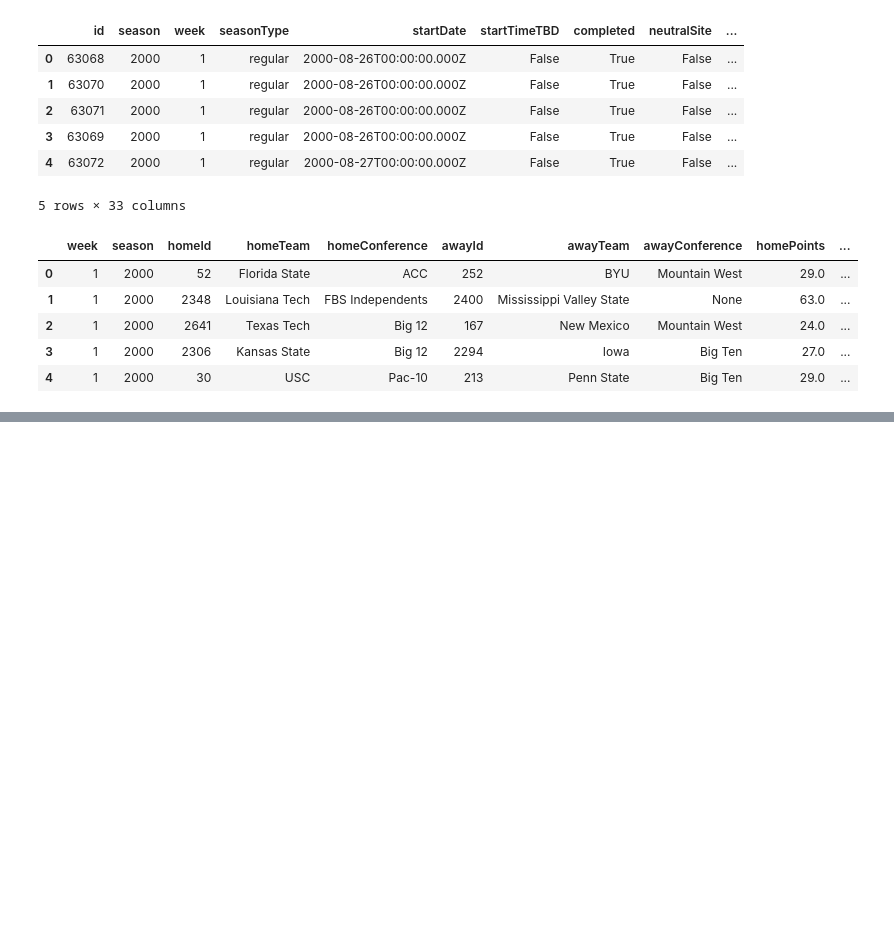
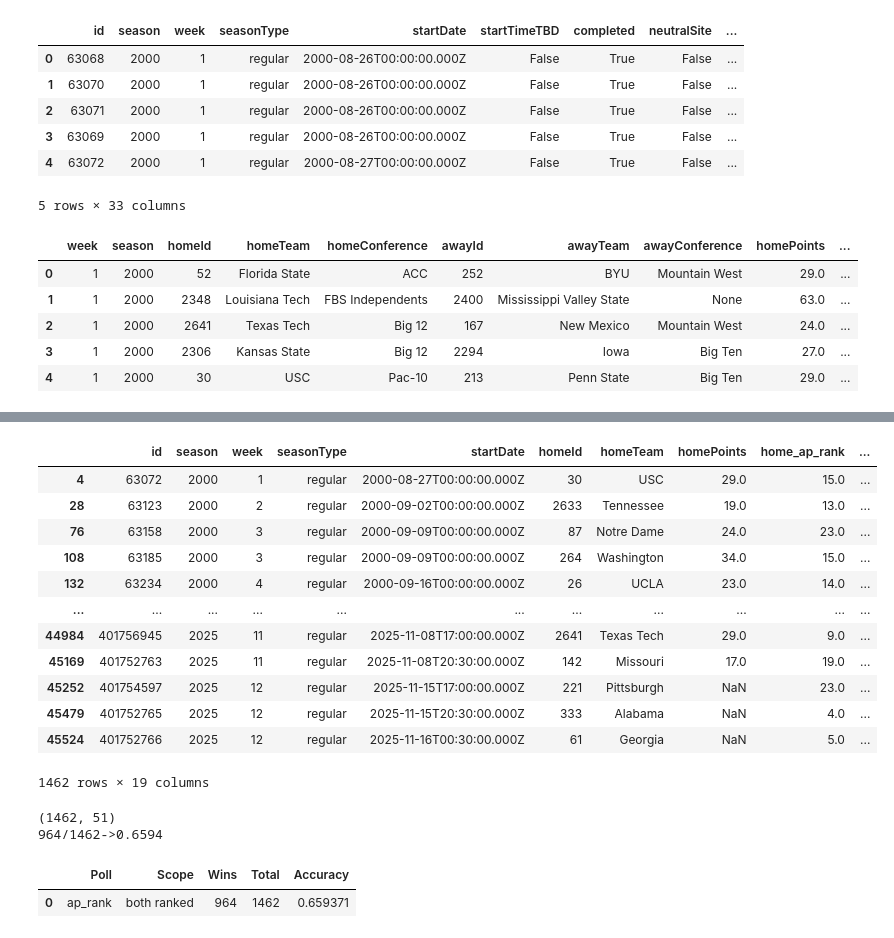
Before and after one commit to wandrz/CFB_Ranking_Analysis, a Jupyter notebook: notebooks/data_explorations.ipynb, the cells around one changed output, grey strips where cells are left out. Saved outputs shown, nothing was run; the diff lists cells and outputs as text; code cells hidden in the pictures; blank space fills up the shorter version.

Commit message:
calc win percentages for each higher ranked

```diff
--- a/notebooks/data_explorations.ipynb
+++ b/notebooks/data_explorations.ipynb
@@ -42,0 +222,2 @@ all_games_df[game_cols].head(5)
+# %%
+gamesRankings_df = mergeGamesWithRankings(games_df, cleanRankings_df)
@@ -42,0 +241,23 @@ all_games_df[game_cols].head(5)
+# %%
+both_ranked_df = gamesRankings_df[(gamesRankings_df['away_ap_rank'] > 0) & (gamesRankings_df['home_ap_rank'] > 0)]
+# %%
+both_ranked_df = both_ranked_df[['id', 'season', 'week', 'seasonType', 'startDate',
+     'homeId', 'homeTeam', 'homePoints', 'home_ap_rank', 'home_coaches_rank', 'home_committee_rank', 'homePregameElo',
+    'awayId', 'awayTeam', 'awayPoints', 'away_ap_rank', 'away_coaches_rank', 'away_committee_rank', 'awayPregameElo',
+     ]]
+
+both_ranked_df
+# %% [output]
+|  | id | season | week | seasonType | startDate | homeId | homeTeam | homePoints | home_ap_rank | ... |
+| 4 | 63072 | 2000 | 1 | regular | 2000-08-27T00:00:00.000Z | 30 | USC | 29.0 | 15.0 | ... |
+| 28 | 63123 | 2000 | 2 | regular | 2000-09-02T00:00:00.000Z | 2633 | Tennessee | 19.0 | 13.0 | ... |
+| 76 | 63158 | 2000 | 3 | regular | 2000-09-09T00:00:00.000Z | 87 | Notre Dame | 24.0 | 23.0 | ... |
+| 108 | 63185 | 2000 | 3 | regular | 2000-09-09T00:00:00.000Z | 264 | Washington | 34.0 | 15.0 | ... |
+| 132 | 63234 | 2000 | 4 | regular | 2000-09-16T00:00:00.000Z | 26 | UCLA | 23.0 | 14.0 | ... |
+| ... | ... | ... | ... | ... | ... | ... | ... | ... | ... | ... |
+| 44984 | 401756945 | 2025 | 11 | regular | 2025-11-08T17:00:00.000Z | 2641 | Texas Tech | 29.0 | 9.0 | ... |
+| 45169 | 401752763 | 2025 | 11 | regular | 2025-11-08T20:30:00.000Z | 142 | Missouri | 17.0 | 19.0 | ... |
+| 45252 | 401754597 | 2025 | 12 | regular | 2025-11-15T17:00:00.000Z | 221 | Pittsburgh | NaN | 23.0 | ... |
+| 45479 | 401752765 | 2025 | 12 | regular | 2025-11-15T20:30:00.000Z | 333 | Alabama | NaN | 4.0 | ... |
+| 45524 | 401752766 | 2025 | 12 | regular | 2025-11-16T00:30:00.000Z | 61 | Georgia | NaN | 5.0 | ... |
+1462 rows × 19 columns
@@ -42,0 +266,12 @@ all_games_df[game_cols].head(5)
+# %%
+ap_both_res, ap_both_ranked_df = calcRankWinPercent(
+    gamesRankings_df, 'away_ap_rank', 'home_ap_rank', True)
+
+results.append(ap_both_res)
+
+pd.DataFrame(results)
+# %% [output]
+(1462, 51)
+964/1462->0.6594
+|  | Poll | Scope | Wins | Total | Accuracy |
+| 0 | ap_rank | both ranked | 964 | 1462 | 0.659371 |
```
Also changed, not shown: parts of 21 cells of this notebook.
